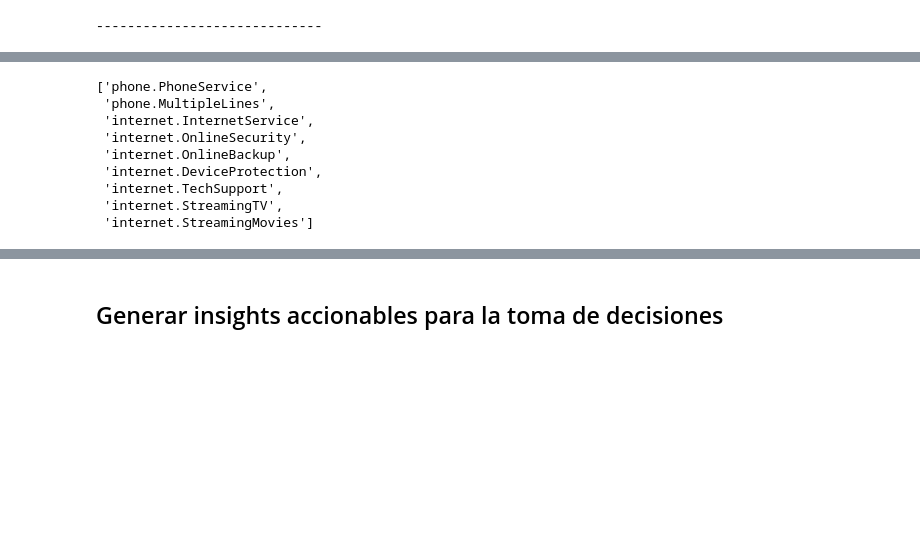
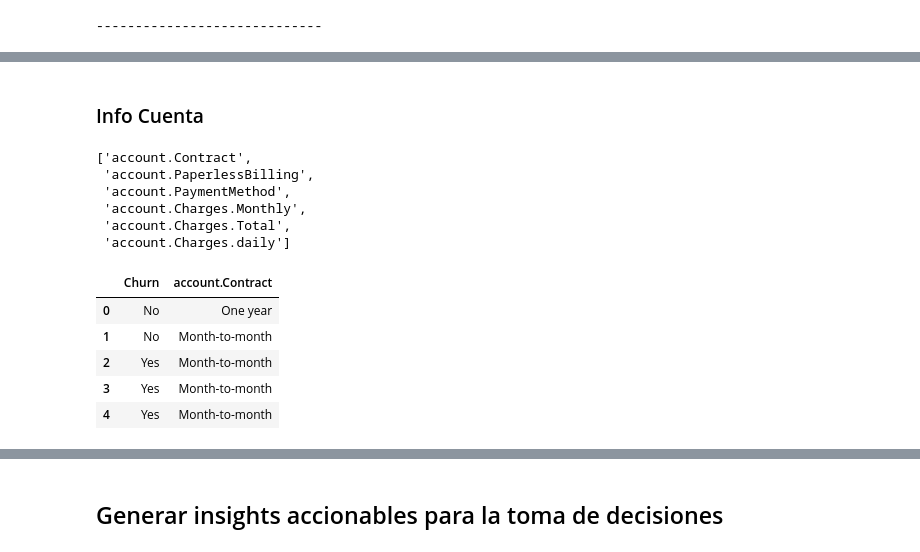
Before and after one commit to JCSR2022/challenge2-data-science-Alura, a Jupyter notebook: challenge2_data_science_Alura.ipynb, the cells around one changed output, grey strips where cells are left out. Saved outputs shown, nothing was run; the diff lists cells and outputs as text; code cells hidden in the pictures; blank space fills up the shorter version.

```diff
--- a/challenge2_data_science_Alura.ipynb
+++ b/challenge2_data_science_Alura.ipynb
@@ -631,12 +620,0 @@ Clientes con TechSupport prestan bajos niveles de churn,15.42% comparado con los
-# %%
-servicio
-# %% [output]
-['phone.PhoneService',
- 'phone.MultipleLines',
- 'internet.InternetService',
- 'internet.OnlineSecurity',
- 'internet.OnlineBackup',
- 'internet.DeviceProtection',
- 'internet.TechSupport',
- 'internet.StreamingTV',
- 'internet.StreamingMovies']
@@ -669,3 +621,21 @@ servicio
+# %% [markdown]
+### Info Cuenta
 # %%
-#
 cuenta = [col for col in data.columns if col.startswith('account')]
+cuenta
+# %% [output]
+['account.Contract',
+ 'account.PaperlessBilling',
+ 'account.PaymentMethod',
+ 'account.Charges.Monthly',
+ 'account.Charges.Total',
+ 'account.Charges.daily']
+# %%
+data[['Churn','account.Contract']].head()
+# %% [output]
+|  | Churn | account.Contract |
+| 0 | No | One year |
+| 1 | No | Month-to-month |
+| 2 | Yes | Month-to-month |
+| 3 | Yes | Month-to-month |
+| 4 | Yes | Month-to-month |
```
Also changed, not shown: parts of 15 cells of this notebook.
